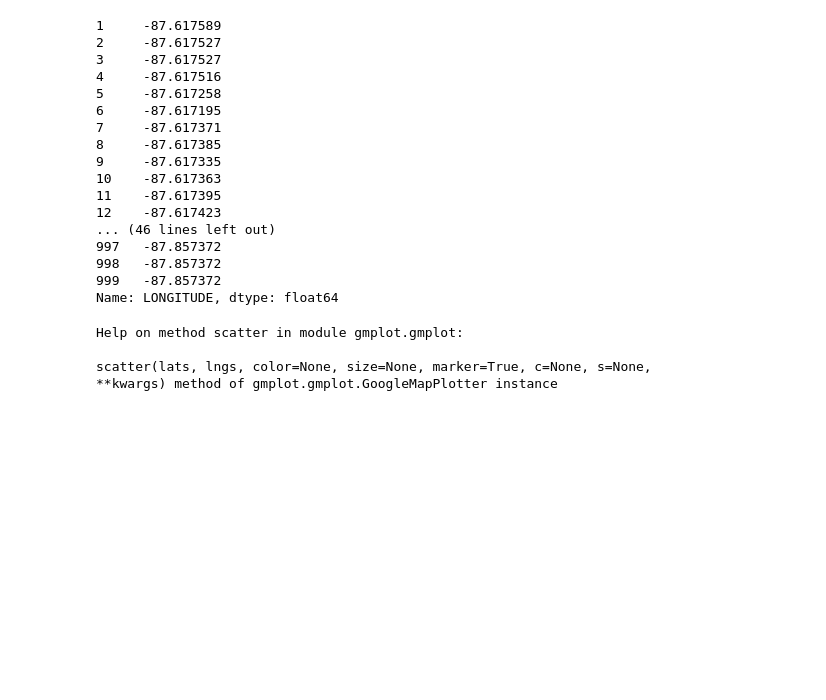
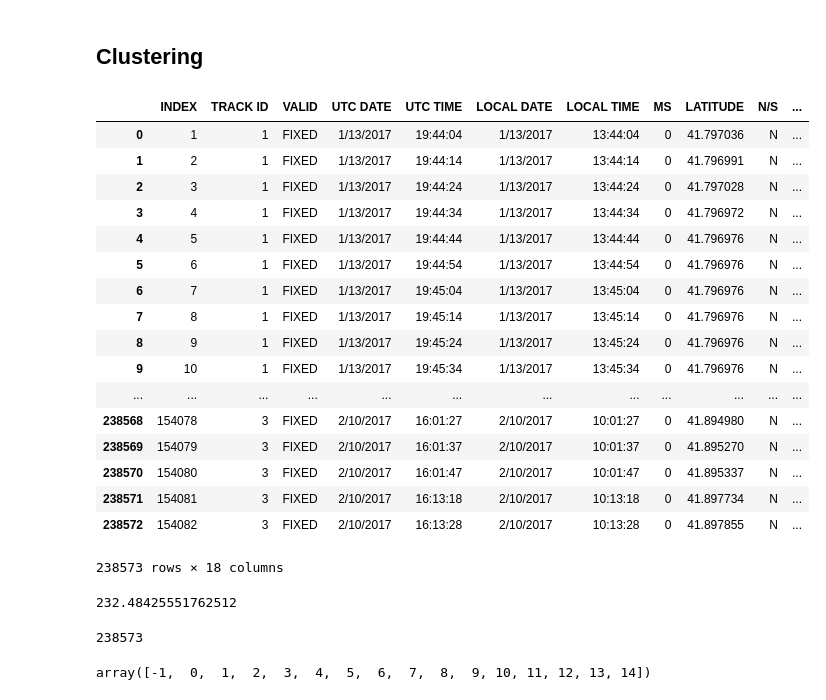
Before and after one commit to Luke3D/CbrAnalysis, a Jupyter notebook: GPS_test.ipynb, the cells around one changed output. Cells and saved outputs as stored; diff of their text form; code cells hidden in the pictures; blank space fills up the shorter version.

Commit message:
updated with clustering

```diff
--- a/GPS_test.ipynb
+++ b/GPS_test.ipynb
@@ -33,20 +34,0 @@ Lon[Lon.  =Lon*-1
-# %%
-Lon[1:1000]
-# %% [output]
-1     -87.617589
-2     -87.617527
-3     -87.617527
-4     -87.617516
-5     -87.617258
-6     -87.617195
-7     -87.617371
-8     -87.617385
-9     -87.617335
-10    -87.617363
-11    -87.617395
-12    -87.617423
-... (46 lines left out)
-997   -87.857372
-998   -87.857372
-999   -87.857372
-Name: LONGITUDE, dtype: float64
@@ -60,6 +44,25 @@ gmap.draw("test.html")
-# %%
-help(gmap.scatter)
-# %% [output]
-Help on method scatter in module gmplot.gmplot:
-
-scatter(lats, lngs, color=None, size=None, marker=True, c=None, s=None, **kwargs) method of gmplot.gmplot.GoogleMapPlotter instance
+# %% [markdown]
+## Clustering
+# %%
+Data = pd.read_csv('./GPS Data/CBR30_CBrace.csv')
+# %%
+Data
+# %% [output]
+|  | INDEX | TRACK ID | VALID | UTC DATE | UTC TIME | LOCAL DATE | LOCAL TIME | MS | LATITUDE | N/S | ... |
+| 0 | 1 | 1 | FIXED | 1/13/2017 | 19:44:04 | 1/13/2017 | 13:44:04 | 0 | 41.797036 | N | ... |
+| 1 | 2 | 1 | FIXED | 1/13/2017 | 19:44:14 | 1/13/2017 | 13:44:14 | 0 | 41.796991 | N | ... |
+| 2 | 3 | 1 | FIXED | 1/13/2017 | 19:44:24 | 1/13/2017 | 13:44:24 | 0 | 41.797028 | N | ... |
+| 3 | 4 | 1 | FIXED | 1/13/2017 | 19:44:34 | 1/13/2017 | 13:44:34 | 0 | 41.796972 | N | ... |
+| 4 | 5 | 1 | FIXED | 1/13/2017 | 19:44:44 | 1/13/2017 | 13:44:44 | 0 | 41.796976 | N | ... |
+| 5 | 6 | 1 | FIXED | 1/13/2017 | 19:44:54 | 1/13/2017 | 13:44:54 | 0 | 41.796976 | N | ... |
+| 6 | 7 | 1 | FIXED | 1/13/2017 | 19:45:04 | 1/13/2017 | 13:45:04 | 0 | 41.796976 | N | ... |
+| 7 | 8 | 1 | FIXED | 1/13/2017 | 19:45:14 | 1/13/2017 | 13:45:14 | 0 | 41.796976 | N | ... |
+| 8 | 9 | 1 | FIXED | 1/13/2017 | 19:45:24 | 1/13/2017 | 13:45:24 | 0 | 41.796976 | N | ... |
+| 9 | 10 | 1 | FIXED | 1/13/2017 | 19:45:34 | 1/13/2017 | 13:45:34 | 0 | 41.796976 | N | ... |
+| ... | ... | ... | ... | ... | ... | ... | ... | ... | ... | ... | ... |
+| 238568 | 154078 | 3 | FIXED | 2/10/2017 | 16:01:27 | 2/10/2017 | 10:01:27 | 0 | 41.894980 | N | ... |
+| 238569 | 154079 | 3 | FIXED | 2/10/2017 | 16:01:37 | 2/10/2017 | 10:01:37 | 0 | 41.895270 | N | ... |
+| 238570 | 154080 | 3 | FIXED | 2/10/2017 | 16:01:47 | 2/10/2017 | 10:01:47 | 0 | 41.895337 | N | ... |
+| 238571 | 154081 | 3 | FIXED | 2/10/2017 | 16:13:18 | 2/10/2017 | 10:13:18 | 0 | 41.897734 | N | ... |
+| 238572 | 154082 | 3 | FIXED | 2/10/2017 | 16:13:28 | 2/10/2017 | 10:13:28 | 0 | 41.897855 | N | ... |
+238573 rows × 18 columns
@@ -65,0 +78,15 @@ scatter(lats, lngs, color=None, size=None, marker=True, c=None, s=None, **kwargs
+# %%
+dbscan = DBSCAN(metric='haversine', eps=10/6371000, min_samples=500, algorithm='ball_tree')
+t0 = time.clock()
+clusters = dbscan.fit(np.radians(dArray))
+t1 = time.clock()
+print(t1-t0)
+# %% [output]
+232.48425551762512
+# %%
+l=clusters.labels_
+print(len(l))
+np.unique(l)
+# %% [output]
+238573
+array([-1,  0,  1,  2,  3,  4,  5,  6,  7,  8,  9, 10, 11, 12, 13, 14])
```
Also changed, not shown: parts of 18 cells of this notebook.
